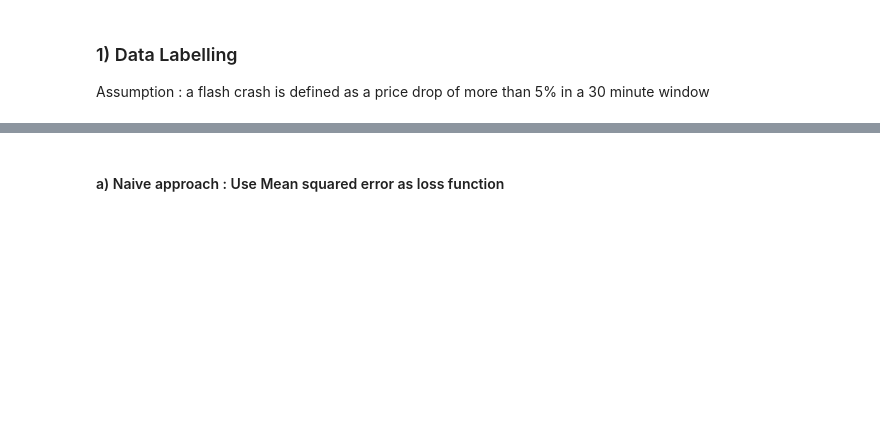
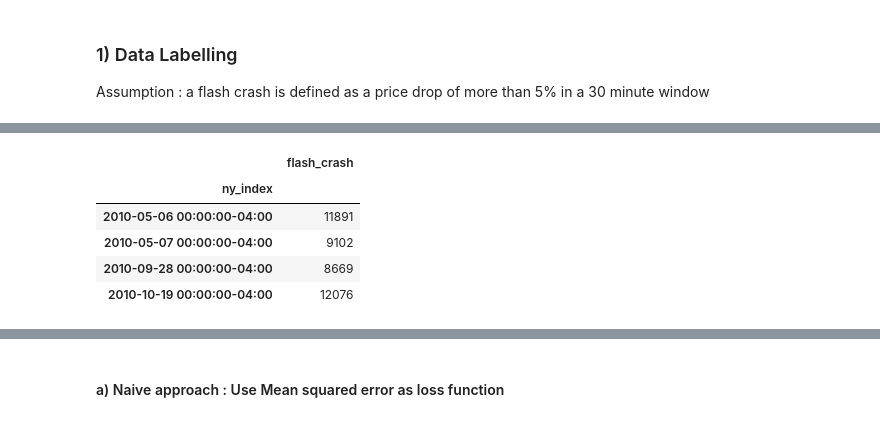
Before and after one commit to yassinech2/Flash_crash, a Jupyter notebook: 5_Crash_Detection.ipynb, the cells around one changed output, grey strips where cells are left out. Saved outputs shown, nothing was run; the diff lists cells and outputs as text; code cells hidden in the pictures; blank space fills up the shorter version.

```diff
--- a/5_Crash_Detection.ipynb
+++ b/5_Crash_Detection.ipynb
@@ -64,0 +99,11 @@ Ticker name:  AAPL.OQ-2010
+# %%
+import calendar
+df_daily_crash = df.resample('1D').agg({'flash_crash': 'sum'})
+df_daily_crash[df_daily_crash['flash_crash']>=1]
+# %% [output]
+|  | flash_crash |
+| ny_index |  |
+| 2010-05-06 00:00:00-04:00 | 11891 |
+| 2010-05-07 00:00:00-04:00 | 9102 |
+| 2010-09-28 00:00:00-04:00 | 8669 |
+| 2010-10-19 00:00:00-04:00 | 12076 |
```
Also changed, not shown: parts of 16 cells of this notebook.
